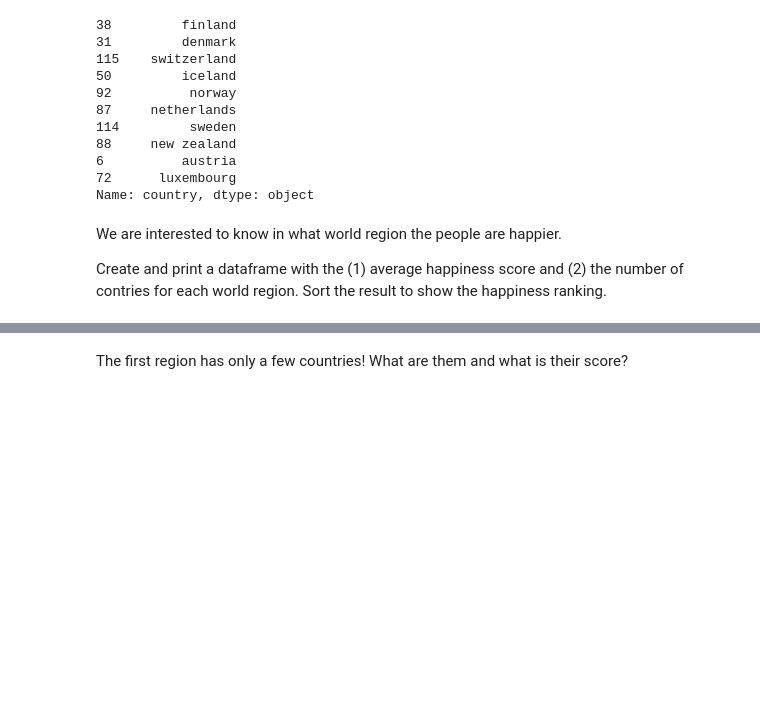
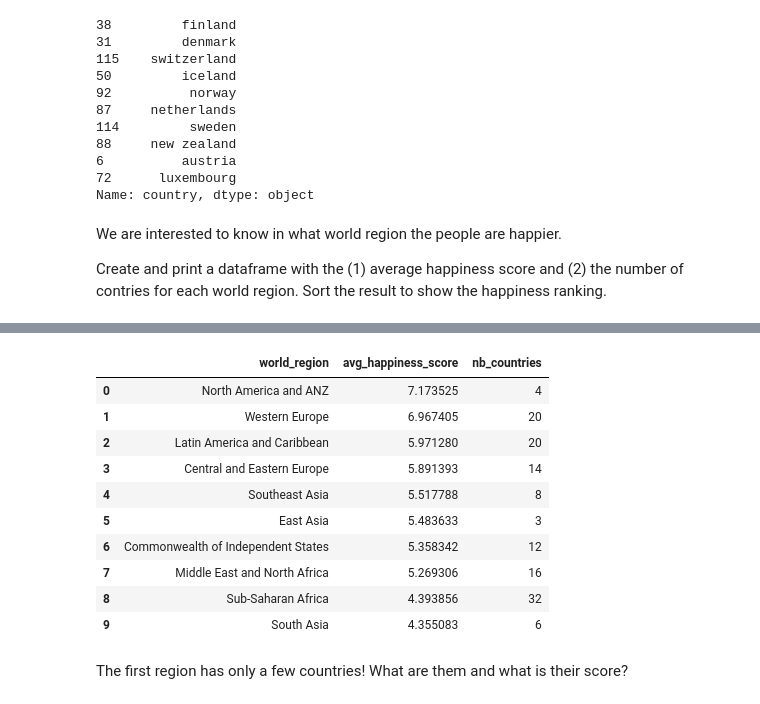
Before and after one commit to Naevyys/2021, a Jupyter notebook: Tutorials/01 - Handling data/Happiness.ipynb, the cells around one changed output, grey strips where cells are left out. Cells and saved outputs as stored; diff of their text form; code cells hidden in the pictures; blank space fills up the shorter version.

```diff
--- a/Tutorials/01 - Handling data/Happiness.ipynb
+++ b/Tutorials/01 - Handling data/Happiness.ipynb
@@ -152,3 +135,20 @@ happiness.groupby(["world_region"]).mean().head(10)
+# %%
+# Write your code here
+
+regions = country_features[["world_region", "happiness_score", "country"]].groupby(["world_region"]).agg(avg_happiness_score=("happiness_score", "mean"), nb_countries=("country", "count")).sort_values(by="avg_happiness_score", ascending=False).reset_index()
+regions
+# %% [output]
+|  | world_region | avg_happiness_score | nb_countries |
+| 0 | North America and ANZ | 7.173525 | 4 |
+| 1 | Western Europe | 6.967405 | 20 |
+| 2 | Latin America and Caribbean | 5.971280 | 20 |
+| 3 | Central and Eastern Europe | 5.891393 | 14 |
+| 4 | Southeast Asia | 5.517788 | 8 |
+| 5 | East Asia | 5.483633 | 3 |
+| 6 | Commonwealth of Independent States | 5.358342 | 12 |
+| 7 | Middle East and North Africa | 5.269306 | 16 |
+| 8 | Sub-Saharan Africa | 4.393856 | 32 |
+| 9 | South Asia | 4.355083 | 6 |
 # %% [markdown]
 The first region has only a few countries! What are them and what is their score?
 # %%
```
Also changed, not shown: parts of 2 cells of this notebook.
